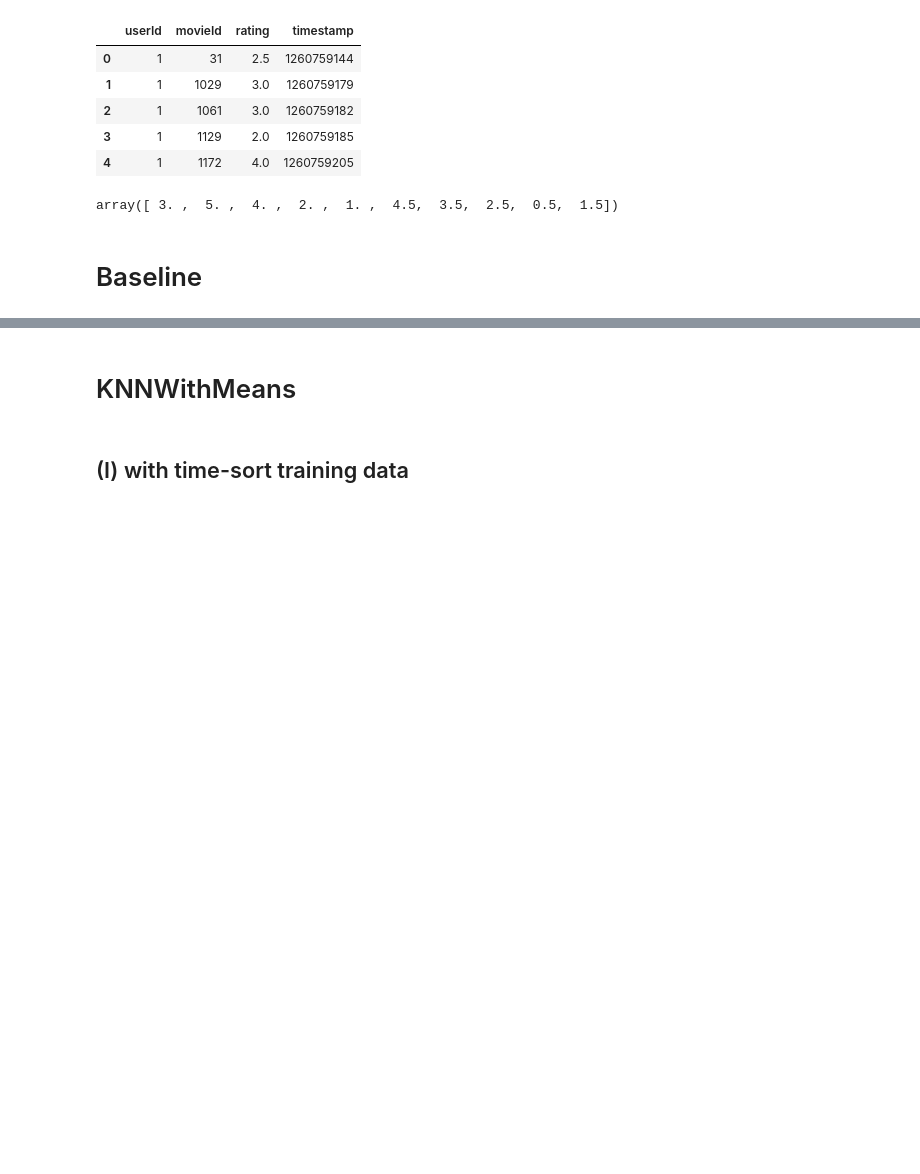
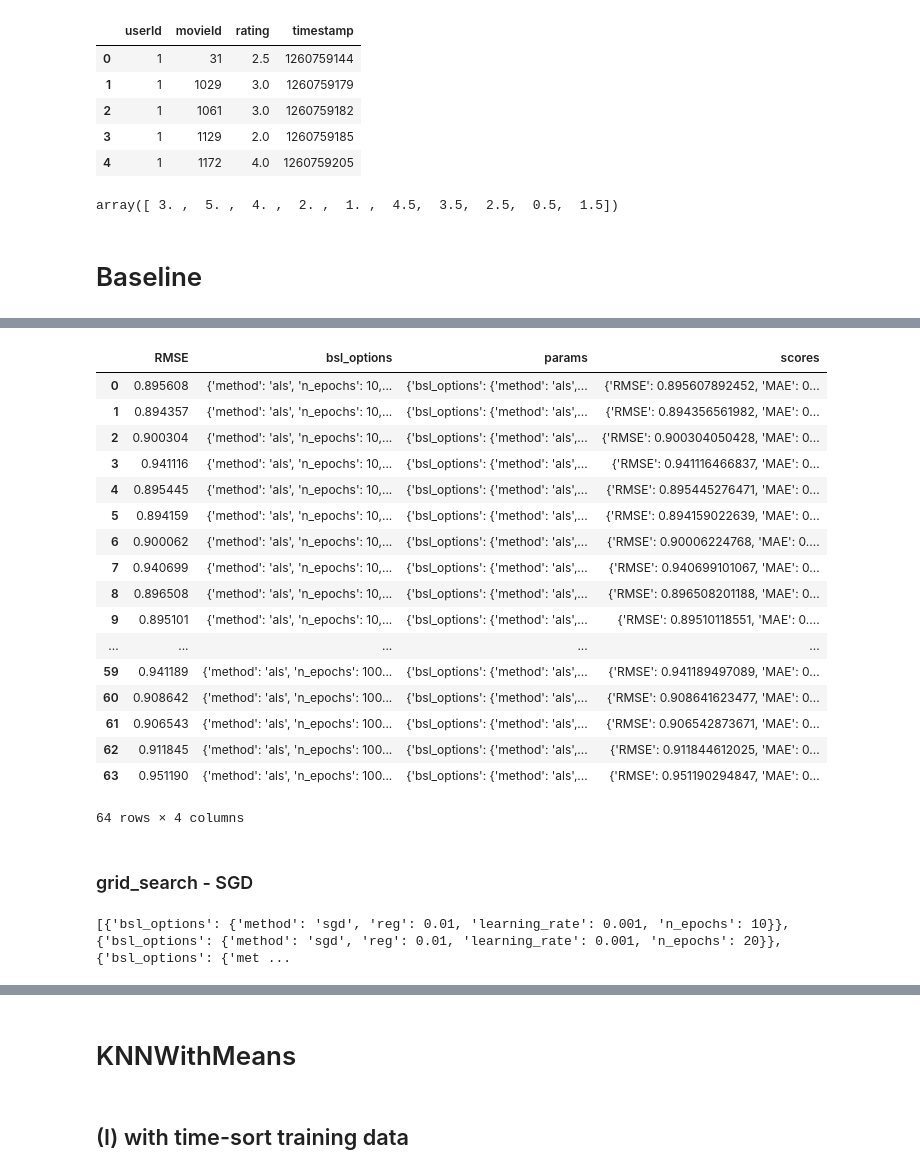
Before and after one commit to gmidhun95/recommender_system, a Jupyter notebook: project_part1/part1_chinwen.ipynb, the cells around one changed output, grey strips where cells are left out. Cells and saved outputs as stored; diff of their text form; code cells hidden in the pictures; blank space fills up the shorter version.

```diff
--- a/project_part1/part1_chinwen.ipynb
+++ b/project_part1/part1_chinwen.ipynb
@@ -110,0 +113,8 @@ Mean FCP : 0.6519
+# %%
+param_grid = {'bsl_options': {'method': ['als'],
+                              'n_epochs': [10, 20, 50, 100],
+                              'reg_u': [1, 5, 15, 100],
+                              'reg_i': [1, 5, 10, 100]}
+              }
+# %%
+grid_search = GridSearch(BaselineOnly, param_grid, measures = ['RMSE', 'MAE', 'FCP'])
@@ -110,0 +166,22 @@ Mean FCP : 0.6519
+# %%
+result_df_bsl_als = pd.DataFrame.from_dict(grid_search.cv_results)
+result_df_bsl_als
+# %% [output]
+|  | RMSE | bsl_options | params | scores |
+| 0 | 0.895608 | {'method': 'als', 'n_epochs': 10,... | {'bsl_options': {'method': 'als',... | {'RMSE': 0.895607892452, 'MAE': 0... |
+| 1 | 0.894357 | {'method': 'als', 'n_epochs': 10,... | {'bsl_options': {'method': 'als',... | {'RMSE': 0.894356561982, 'MAE': 0... |
+| 2 | 0.900304 | {'method': 'als', 'n_epochs': 10,... | {'bsl_options': {'method': 'als',... | {'RMSE': 0.900304050428, 'MAE': 0... |
+| 3 | 0.941116 | {'method': 'als', 'n_epochs': 10,... | {'bsl_options': {'method': 'als',... | {'RMSE': 0.941116466837, 'MAE': 0... |
+| 4 | 0.895445 | {'method': 'als', 'n_epochs': 10,... | {'bsl_options': {'method': 'als',... | {'RMSE': 0.895445276471, 'MAE': 0... |
+| 5 | 0.894159 | {'method': 'als', 'n_epochs': 10,... | {'bsl_options': {'method': 'als',... | {'RMSE': 0.894159022639, 'MAE': 0... |
+| 6 | 0.900062 | {'method': 'als', 'n_epochs': 10,... | {'bsl_options': {'method': 'als',... | {'RMSE': 0.90006224768, 'MAE': 0.... |
+| 7 | 0.940699 | {'method': 'als', 'n_epochs': 10,... | {'bsl_options': {'method': 'als',... | {'RMSE': 0.940699101067, 'MAE': 0... |
+| 8 | 0.896508 | {'method': 'als', 'n_epochs': 10,... | {'bsl_options': {'method': 'als',... | {'RMSE': 0.896508201188, 'MAE': 0... |
+| 9 | 0.895101 | {'method': 'als', 'n_epochs': 10,... | {'bsl_options': {'method': 'als',... | {'RMSE': 0.89510118551, 'MAE': 0.... |
+| ... | ... | ... | ... | ... |
+| 59 | 0.941189 | {'method': 'als', 'n_epochs': 100... | {'bsl_options': {'method': 'als',... | {'RMSE': 0.941189497089, 'MAE': 0... |
+| 60 | 0.908642 | {'method': 'als', 'n_epochs': 100... | {'bsl_options': {'method': 'als',... | {'RMSE': 0.908641623477, 'MAE': 0... |
+| 61 | 0.906543 | {'method': 'als', 'n_epochs': 100... | {'bsl_options': {'method': 'als',... | {'RMSE': 0.906542873671, 'MAE': 0... |
+| 62 | 0.911845 | {'method': 'als', 'n_epochs': 100... | {'bsl_options': {'method': 'als',... | {'RMSE': 0.911844612025, 'MAE': 0... |
+| 63 | 0.951190 | {'method': 'als', 'n_epochs': 100... | {'bsl_options': {'method': 'als',... | {'RMSE': 0.951190294847, 'MAE': 0... |
+64 rows × 4 columns
@@ -110,0 +190,2 @@ Mean FCP : 0.6519
+# %% [markdown]
+### grid_search - SGD
@@ -110,0 +198,4 @@ Mean FCP : 0.6519
+# %%
+grid_search = GridSearch(BaselineOnly, param_grid, measures = ['RMSE', 'MAE', 'FCP'])
+# %% [output]
+[{'bsl_options': {'method': 'sgd', 'reg': 0.01, 'learning_rate': 0.001, 'n_epochs': 10}}, {'bsl_options': {'method': 'sgd', 'reg': 0.01, 'learning_rate': 0.001, 'n_epochs': 20}}, {'bsl_options': {'met ...
```
Also changed, not shown: parts of 28 cells of this notebook, 4 other files.
